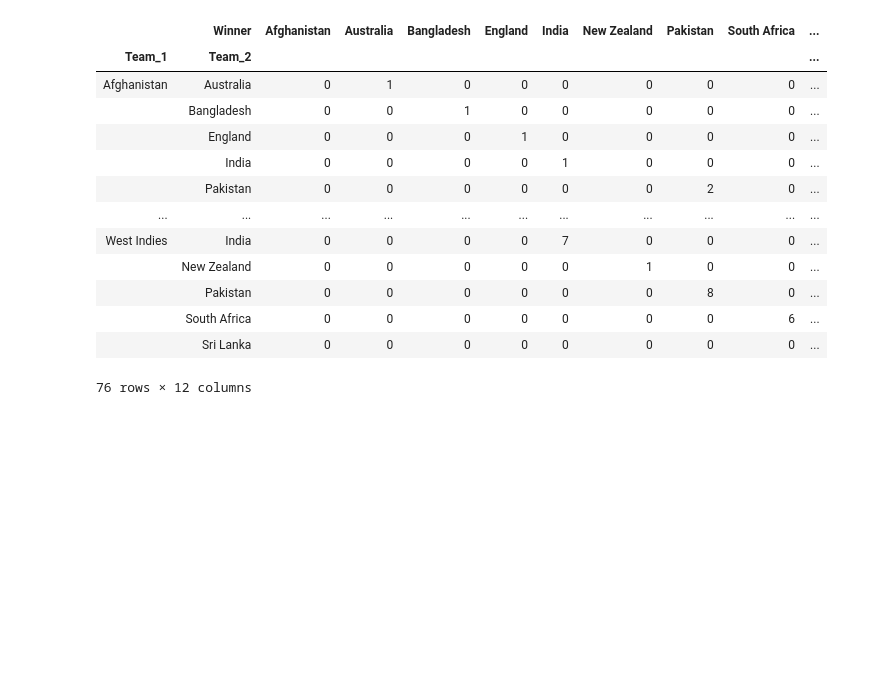
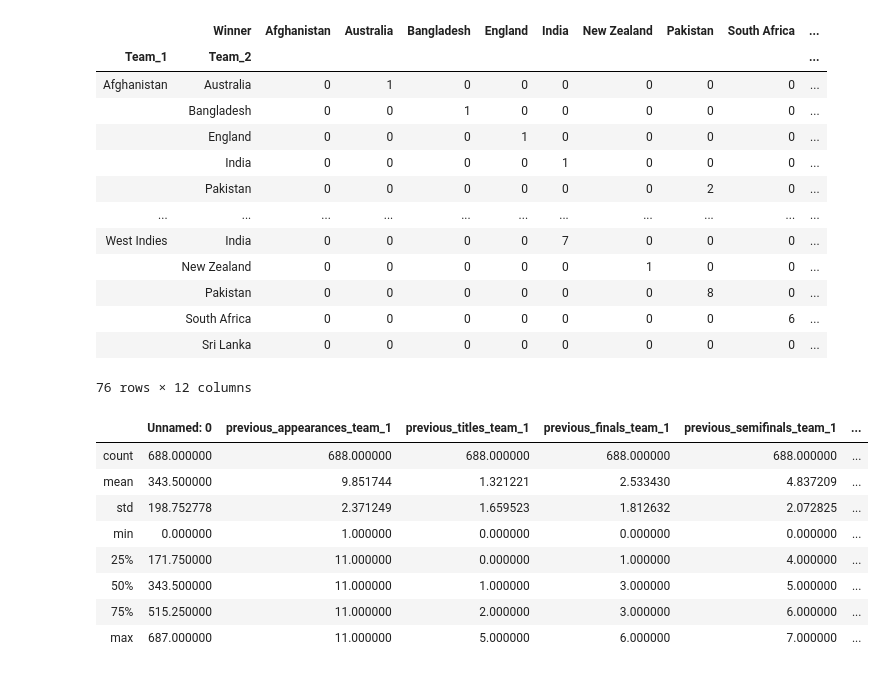
Before and after one commit to the-blue-sparrow/CWC-2019-Prediction, a Jupyter notebook: CWC 2019.ipynb, the cells around one changed output. Saved outputs shown, nothing was run; the diff lists cells and outputs as text; code cells hidden in the pictures; blank space fills up the shorter version.

```diff
--- a/CWC 2019.ipynb
+++ b/CWC 2019.ipynb
@@ -36,3 +36,15 @@ pd.crosstab([df.Team_1,df.Team_2], df.Winner)
 |  | South Africa | 0 | 0 | 0 | 0 | 0 | 0 | 0 | 6 | ... |
 |  | Sri Lanka | 0 | 0 | 0 | 0 | 0 | 0 | 0 | 0 | ... |
 76 rows × 12 columns
+# %%
+df.describe()
+# %% [output]
+|  | Unnamed: 0 | previous_appearances_team_1 | previous_titles_team_1 | previous_finals_team_1 | previous_semifinals_team_1 | ... |
+| count | 688.000000 | 688.000000 | 688.000000 | 688.000000 | 688.000000 | ... |
+| mean | 343.500000 | 9.851744 | 1.321221 | 2.533430 | 4.837209 | ... |
+| std | 198.752778 | 2.371249 | 1.659523 | 1.812632 | 2.072825 | ... |
+| min | 0.000000 | 1.000000 | 0.000000 | 0.000000 | 0.000000 | ... |
+| 25% | 171.750000 | 11.000000 | 0.000000 | 1.000000 | 4.000000 | ... |
+| 50% | 343.500000 | 11.000000 | 1.000000 | 3.000000 | 5.000000 | ... |
+| 75% | 515.250000 | 11.000000 | 2.000000 | 3.000000 | 6.000000 | ... |
+| max | 687.000000 | 11.000000 | 5.000000 | 6.000000 | 7.000000 | ... |
```
Also changed, not shown: parts of 4 cells of this notebook.
